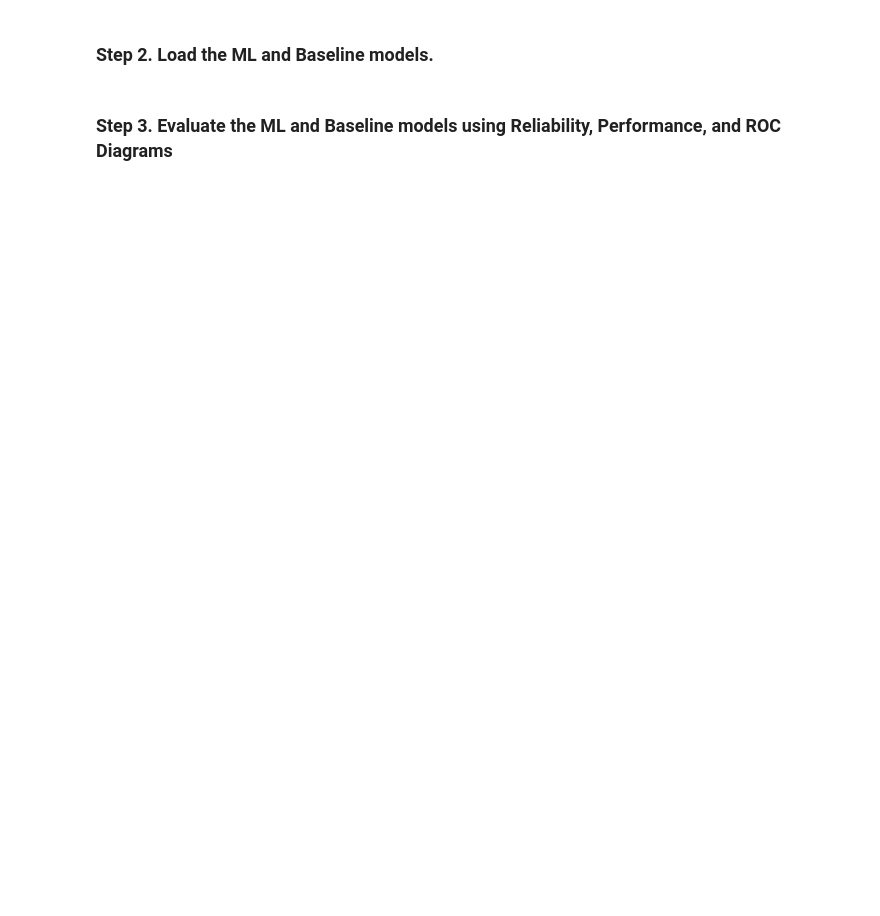
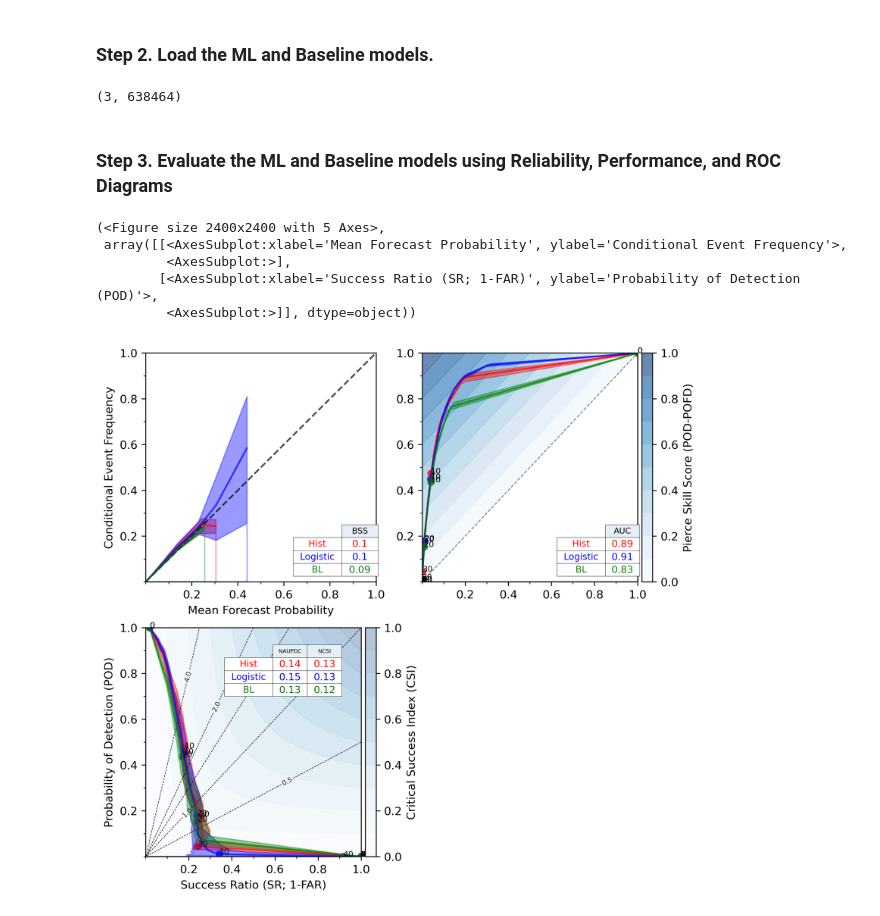
Before and after one commit to NOAA-National-Severe-Storms-Laboratory/frdd-wofs-ml-w2w, a Jupyter notebook: notebooks/evaluation.ipynb, the cells around one changed output. Saved outputs shown, nothing was run; the diff lists cells and outputs as text; code cells hidden in the pictures; blank space fills up the shorter version.

Commit message:
Added Forecast Window Notebook

```diff
--- a/notebooks/evaluation.ipynb
+++ b/notebooks/evaluation.ipynb
@@ -131,23 +136,57 @@ estimators = [(name, model) for name, model in zip(names, ml_models)]
 X = X[features]
+# %%
+#metadata['Init Time'].unique().astype(int)/100
+#metadata['Init Time'].astype(int)/100 %4
+def init_time_to_groups(init_times):
+    '''Converts init times to four groups separated by 4 hours'''
+    init_times=init_times.astype(int)/100 #Divide by 100 to remove trailing zeros
+    init_times = init_times % 4
+    return init_times
+groups = init_time_to_groups(metadata['Init Time'])
+# %%
+def get_ml_pred(X, estimator):
+    model=estimator[1]
+    ml_pred=model.predict_proba(X)[:,1]
+    return ml_pred
+y_hat=[get_ml_pred(X, estimator) for estimator in estimators]
+# %%
+def get_bl_pred(X_baseline, bl_model):
+    bl_model=bl_model[1]
+    bl_preds=predictions = bl_model.predict(X_baseline.reshape(-1, 1))
+    return bl_preds
+estimators.append(('BL',bl_model))
+y_hat.append(get_bl_pred(X_bl.values,('BL',bl_model)))
+y_hat = [y_s.reshape(len(y),) for y_s in y_hat]
+# %%
+print(np.shape(y_hat))
+# %% [output]
+(3, 638464)
 # %% [markdown]
 ### Step 3. Evaluate the ML and Baseline models using Reliability, Performance, and ROC Diagrams
 # %%
 # Since X_bl and y are dataframe, we convert them to numpy.arrays
 # by using .values method.
-plot_verification(estimators = estimators,
-                  baseline_estimators = [('BL', bl_model)],
-                  X = X,
-                  X_baseline = X_bl.values,
-                  y=y.values,
-                  n_boot=10,
-                  row_colors=['r','b','g','orange','k']#'r','b','g','orange','purple','k']
-                 )
+#plot_verification(estimators = estimators,
+#                  baseline_estimators = [('BL', bl_model)],
+#                  X = X,
+#                  X_baseline = X_bl.values,
+#                  y=y.values,
+#                  n_boot=10,
+#                  row_colors=['r','b','orange','k']#'r','b','g','orange','purple','k']
+#                 )
+
+plot_verification(y_true=y.values, y_pred=y_hat, names=[est[0] for est in estimators],
+                      n_boot=30, style='classification', groups=groups)
 
 # Uncomment and modify the filename to save the figure.
 #plt.savefig(f'{target_col}.png')
-
-#150 27
-#75 9
+# %% [output]
+(<Figure size 2400x2400 with 5 Axes>,
+ array([[<AxesSubplot:xlabel='Mean Forecast Probability', ylabel='Conditional Event Frequency'>,
+         <AxesSubplot:>],
+        [<AxesSubplot:xlabel='Success Ratio (SR; 1-FAR)', ylabel='Probability of Detection (POD)'>,
+         <AxesSubplot:>]], dtype=object))
+[figure, added]
 # %%
 print(np.mean(y)*100)
 # %% [output]
```
Also changed, not shown: parts of 7 cells of this notebook, 4 other files.
